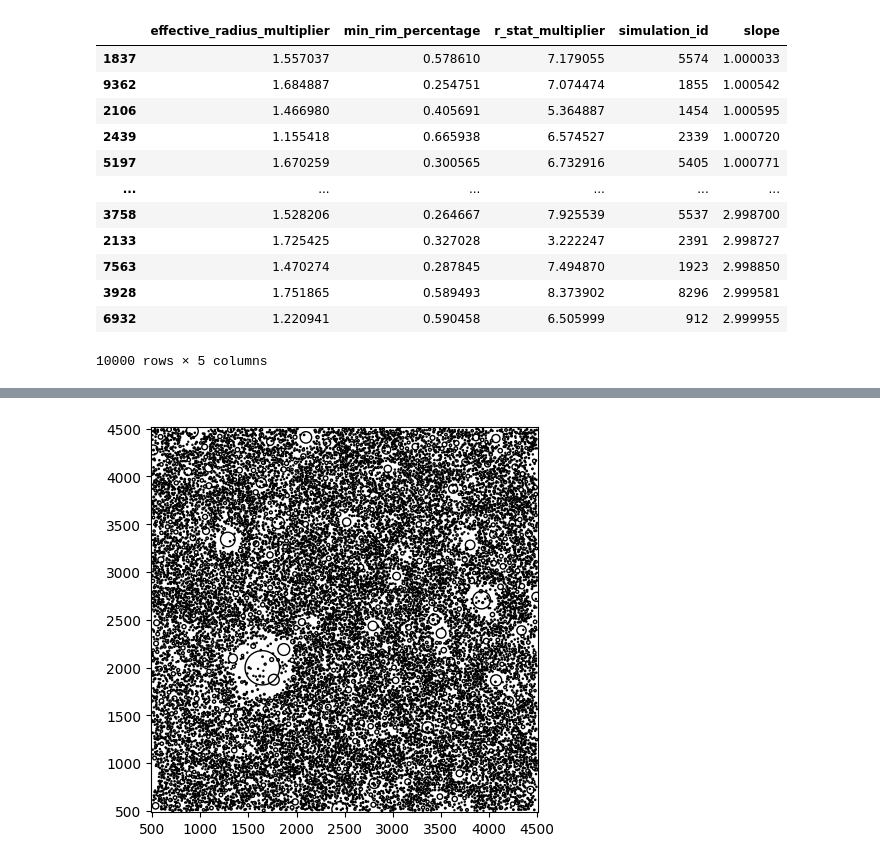
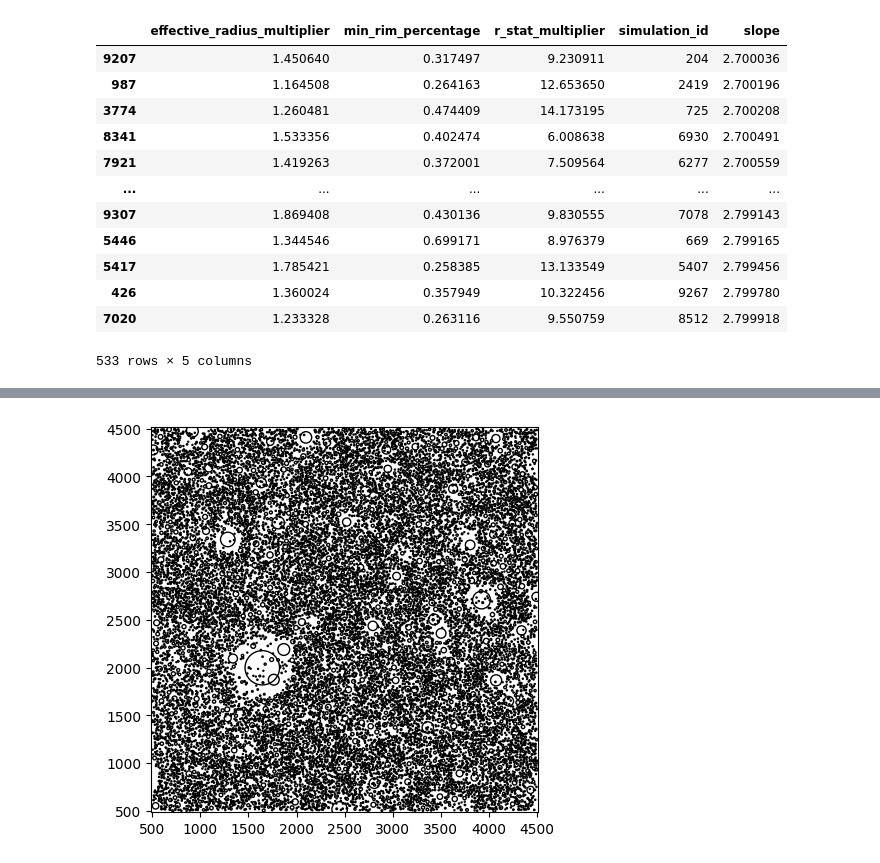
Before and after one commit to seanmason/saturation, a Jupyter notebook: notebooks/thesis/Chapter4/PointInTimePlots.ipynb, the cells around one changed output, grey strips where cells are left out. Drawn from its saved outputs; the diff is of its cells as text; code cells hidden in the pictures.

```diff
--- a/notebooks/thesis/Chapter4/PointInTimePlots.ipynb
+++ b/notebooks/thesis/Chapter4/PointInTimePlots.ipynb
@@ -21,24 +27 @@ import itertools
 pio.renderers.default = "iframe"
-# %%
-def read_config(path: Path) -> Dict:
-    with path.open("r") as config_file:
-        config = yaml.safe_load(config_file)
-    return config
-
-
-def read_configs(base_path: str, spark_session: SparkSession) -> pyspark.RDD:
-    completed_filenames = list(Path(base_path).glob("*/completed.txt"))
-    configs = map(lambda x: x.parent / "config.yaml", completed_filenames)
-    configs = map(read_config, configs)
-    return spark_session.sparkContext.parallelize(configs)
-
-
-def create_configs_df(configs: pyspark.RDD) -> DataFrame:
-    config_columns = [
-        "simulation_id",
-        "slope",
-        "r_stat_multiplier",
-        "effective_radius_multiplier",
-        "min_rim_percentage"
-    ]
-    return configs.map(lambda x: {k: v for k, v in x.items() if k in config_columns}).toDF().cache()
@@ -159,3 +47,6 @@ To adjust logging level use sc.setLogLevel(newLevel). For SparkR, use setLogLeve
 # %%
-base_path = "/data/saturation/n_craters_stop_condition_20230918"
+base_path = "/data/saturation/thesis_run_20240130"
+study_region_size = 4000
+r_stat = 5
+study_region_padding = int(study_region_size * 0.125)
 # %%
@@ -166,18 +53,18 @@ study_region_padding = int(study_region_width * 0.125)
 configs_df = create_configs_df(read_configs(base_path, spark))
 configs_pd = configs_df.toPandas()
 # %%
-configs_pd.sort_values("slope")
+configs_pd[configs_pd.slope.between(2.7, 2.8)].sort_values("slope")
 # %% [output]
 |  | effective_radius_multiplier | min_rim_percentage | r_stat_multiplier | simulation_id | slope |
-| 1837 | 1.557037 | 0.578610 | 7.179055 | 5574 | 1.000033 |
-| 9362 | 1.684887 | 0.254751 | 7.074474 | 1855 | 1.000542 |
-| 2106 | 1.466980 | 0.405691 | 5.364887 | 1454 | 1.000595 |
-| 2439 | 1.155418 | 0.665938 | 6.574527 | 2339 | 1.000720 |
-| 5197 | 1.670259 | 0.300565 | 6.732916 | 5405 | 1.000771 |
+| 9207 | 1.450640 | 0.317497 | 9.230911 | 204 | 2.700036 |
+| 987 | 1.164508 | 0.264163 | 12.653650 | 2419 | 2.700196 |
+| 3774 | 1.260481 | 0.474409 | 14.173195 | 725 | 2.700208 |
+| 8341 | 1.533356 | 0.402474 | 6.008638 | 6930 | 2.700491 |
+| 7921 | 1.419263 | 0.372001 | 7.509564 | 6277 | 2.700559 |
 | ... | ... | ... | ... | ... | ... |
-| 3758 | 1.528206 | 0.264667 | 7.925539 | 5537 | 2.998700 |
-| 2133 | 1.725425 | 0.327028 | 3.222247 | 2391 | 2.998727 |
-| 7563 | 1.470274 | 0.287845 | 7.494870 | 1923 | 2.998850 |
-| 3928 | 1.751865 | 0.589493 | 8.373902 | 8296 | 2.999581 |
-| 6932 | 1.220941 | 0.590458 | 6.505999 | 912 | 2.999955 |
+| 9307 | 1.869408 | 0.430136 | 9.830555 | 7078 | 2.799143 |
+| 5446 | 1.344546 | 0.699171 | 8.976379 | 669 | 2.799165 |
+| 5417 | 1.785421 | 0.258385 | 13.133549 | 5407 | 2.799456 |
+| 426 | 1.360024 | 0.357949 | 10.322456 | 9267 | 2.799780 |
+| 7020 | 1.233328 | 0.263116 | 9.550759 | 8512 | 2.799918 |
-10000 rows × 5 columns
+533 rows × 5 columns
```
Also changed, not shown: parts of 21 cells of this notebook, 37 other files.
